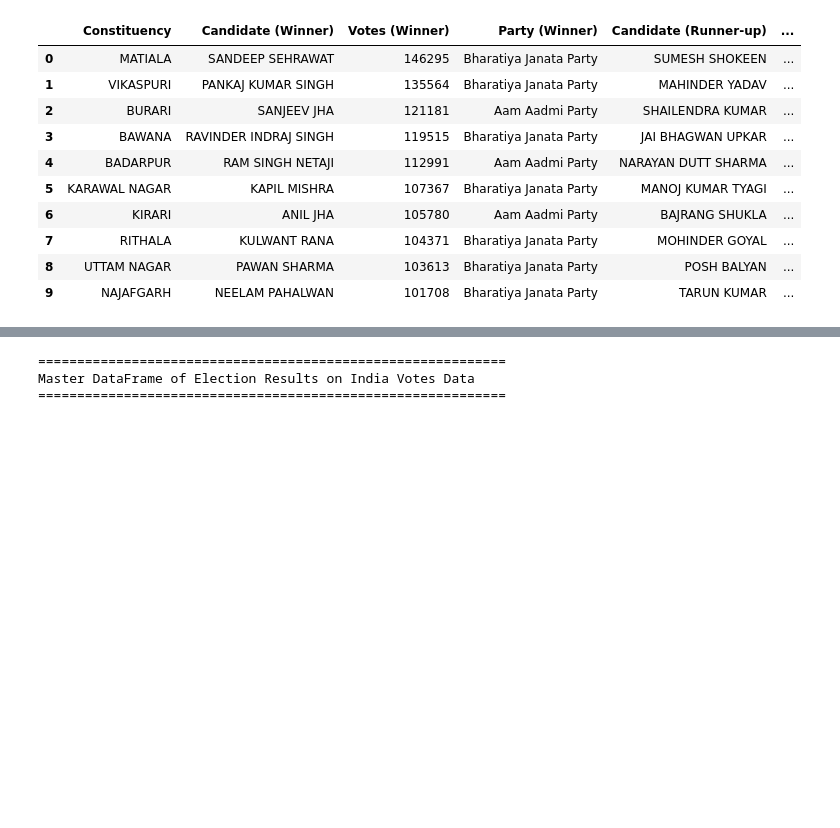
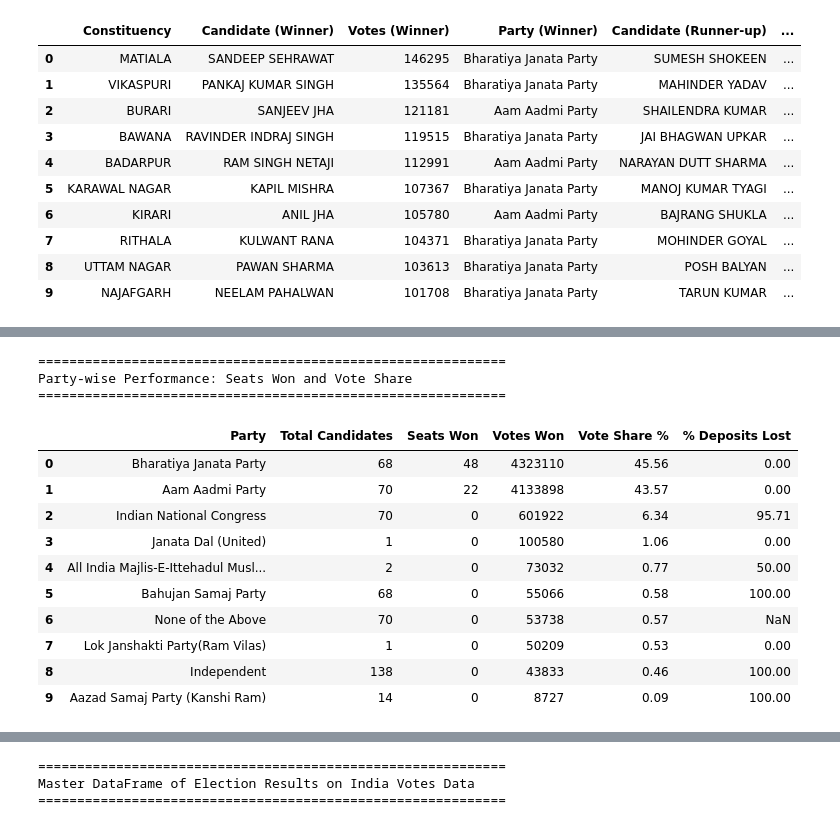
Before and after one commit to thecont1/india-votes-data, a Jupyter notebook: analyse-this.ipynb, the cells around one changed output, grey strips where cells are left out. Drawn from its saved outputs; the diff is of its cells as text; code cells hidden in the pictures; blank space fills up the shorter version.

```diff
--- a/analyse-this.ipynb
+++ b/analyse-this.ipynb
@@ -160,0 +156,52 @@ Party-wise Vote Share
+# %%
+# First calculate deposit_lost if not already done
+df['deposit_lost'] = df['total_votes'] < (df.groupby('constituency')['total_votes'].transform('sum') / 6)
+
+# Find winners in each constituency
+df['is_winner'] = df['total_votes'] == df.groupby('constituency')['total_votes'].transform('max')
+
+# Calculate party-wise vote shares and other metrics
+vote_shares = df.groupby('party').agg({
+    'total_votes': 'sum',
+    'deposit_lost': ['count', 'sum'],
+    'is_winner': 'sum'  # Sum of True values gives number of seats won
+}).reset_index()
+
+# Flatten multi-level columns
+vote_shares.columns = ['Party', 'Votes Won', 'Total Candidates', 'Deposits Lost', 'Seats Won']
+
+# Calculate percentages
+total_votes = df['total_votes'].sum()
+vote_shares['Vote Share %'] = (vote_shares['Votes Won'] / total_votes * 100).round(2)
+vote_shares['% Deposits Lost'] = (vote_shares['Deposits Lost'] / vote_shares['Total Candidates'] * 100).round(2)
+
+# Set NOTA's deposit loss to null
+vote_shares.loc[vote_shares['Party'] == 'None of the Above', '% Deposits Lost'] = None
+
+# Sort by total votes and get display cutoff
+vote_shares = vote_shares.sort_values('Votes Won', ascending=False)
+nota_position = vote_shares[vote_shares['Party'] == 'None of the Above'].index[0]
+display_upto = min(nota_position+1, top_n)
+
+print('='*60)
+print(f"Party-wise Performance: Seats Won and Vote Share")
+print('='*60)
+
+vote_shares.reset_index(drop=True, inplace=True)
+columns_order = ['Party', 'Total Candidates', 'Seats Won', 'Votes Won', 'Vote Share %', '% Deposits Lost']
+display(vote_shares[columns_order].head(display_upto))
+# %% [output]
+============================================================
+Party-wise Performance: Seats Won and Vote Share
+============================================================
+|  | Party | Total Candidates | Seats Won | Votes Won | Vote Share % | % Deposits Lost |
+| 0 | Bharatiya Janata Party | 68 | 48 | 4323110 | 45.56 | 0.00 |
+| 1 | Aam Aadmi Party | 70 | 22 | 4133898 | 43.57 | 0.00 |
+| 2 | Indian National Congress | 70 | 0 | 601922 | 6.34 | 95.71 |
+| 3 | Janata Dal (United) | 1 | 0 | 100580 | 1.06 | 0.00 |
+| 4 | All India Majlis-E-Ittehadul Musl... | 2 | 0 | 73032 | 0.77 | 50.00 |
+| 5 | Bahujan Samaj Party | 68 | 0 | 55066 | 0.58 | 100.00 |
+| 6 | None of the Above | 70 | 0 | 53738 | 0.57 | NaN |
+| 7 | Lok Janshakti Party(Ram Vilas) | 1 | 0 | 50209 | 0.53 | 0.00 |
+| 8 | Independent | 138 | 0 | 43833 | 0.46 | 100.00 |
+| 9 | Aazad Samaj Party (Kanshi Ram) | 14 | 0 | 8727 | 0.09 | 100.00 |
```
Also changed, not shown: parts of 3 cells of this notebook.
